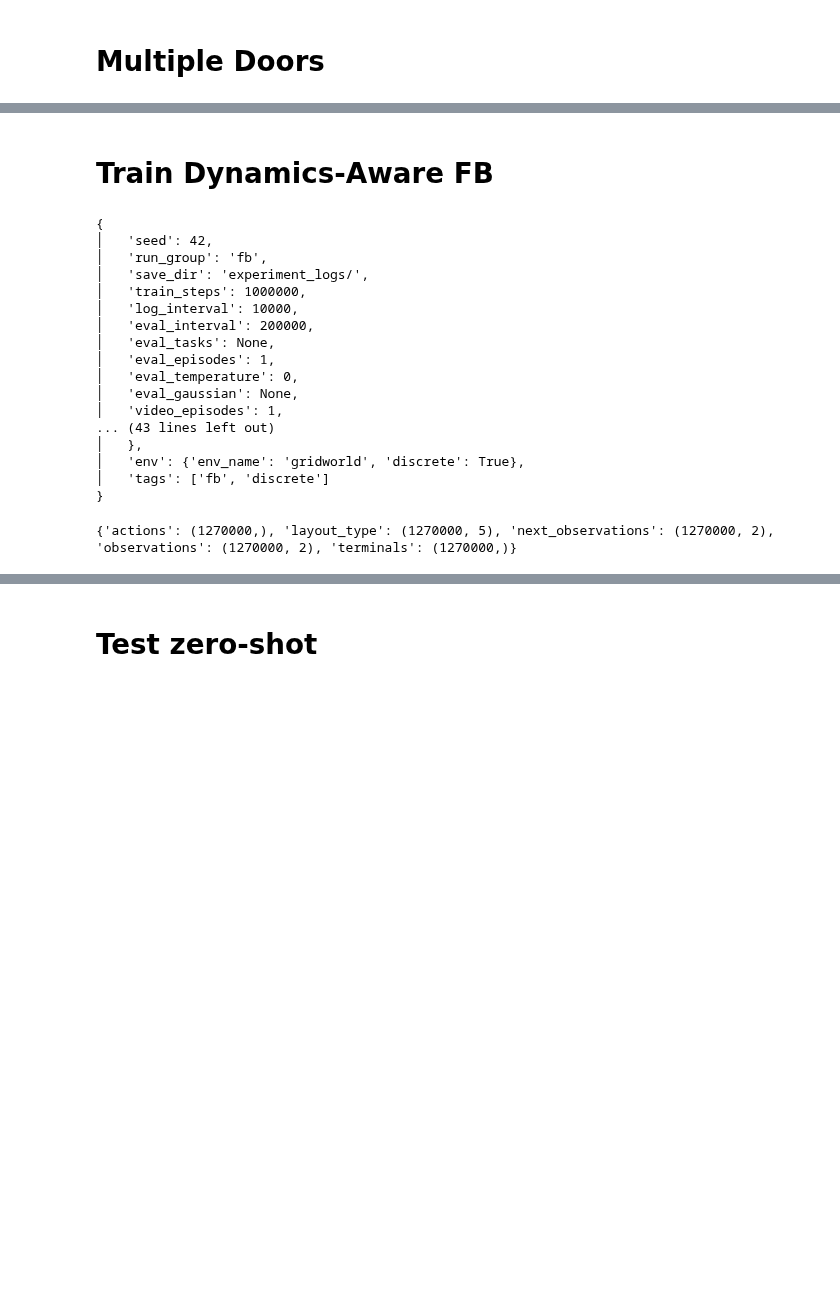
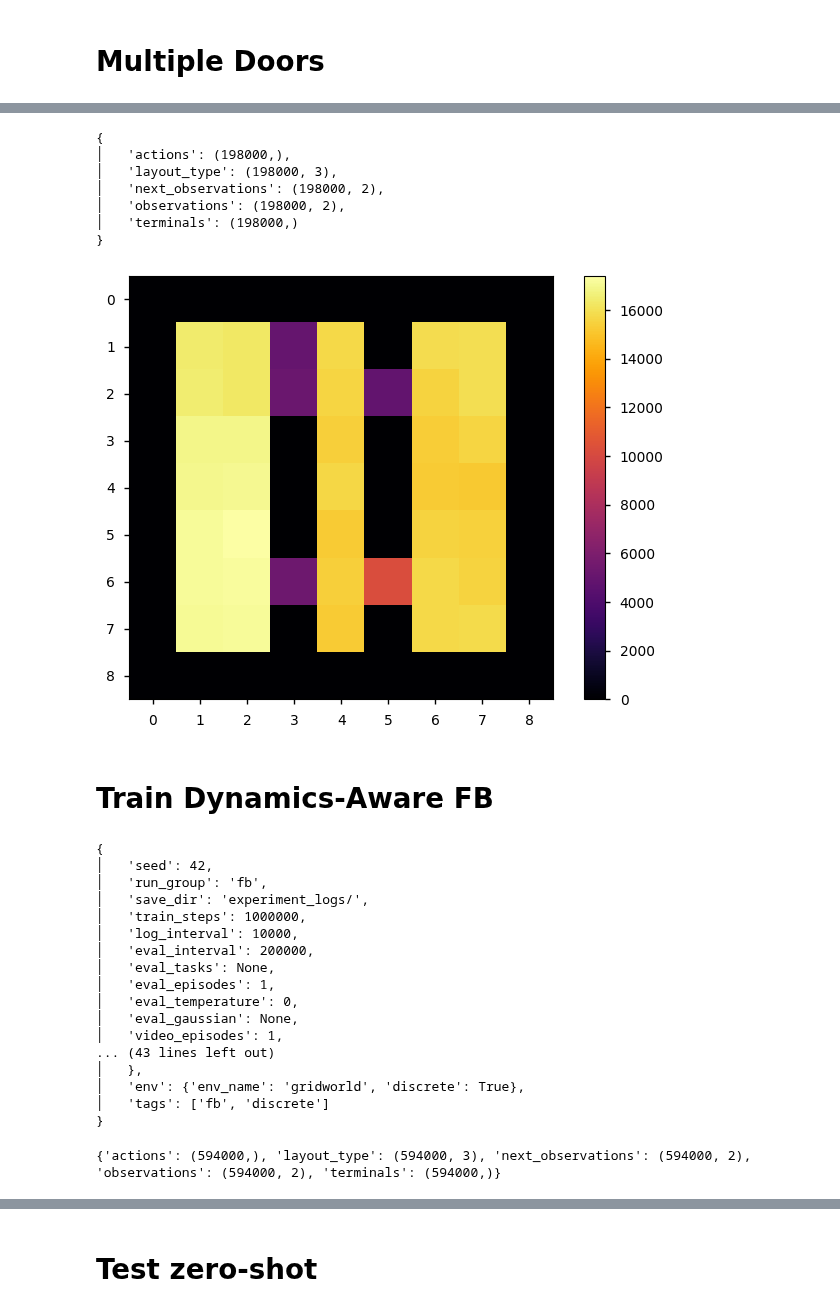
Before and after one commit to skylooop/BeliefConditionedFB, a Jupyter notebook: notebooks/in_context_fb.ipynb, the cells around one changed output, grey strips where cells are left out. Saved outputs shown, nothing was run; the diff lists cells and outputs as text; code cells hidden in the pictures; blank space fills up the shorter version.

```diff
--- a/notebooks/in_context_fb.ipynb
+++ b/notebooks/in_context_fb.ipynb
@@ -53,7 +53,7 @@ mediapy.show_images(layouts, width=256, height=256)
 from envs.minigrid.env_utils import random_exploration, q_learning
 
 train_layout_data = []
-NUM_TRAIN_LAYOUTS = 5
+NUM_TRAIN_LAYOUTS = 3
 NUM_TRAIN_STEPS = 100
 NUM_TRAIN_EPISODES = 2000
 
@@ -61,33 +61,42 @@ for i in tqdm(range(NUM_TRAIN_LAYOUTS)):
     env = DynamicsGeneralization_Doors(render_mode="rgb_array", highlight=False, max_steps=NUM_TRAIN_STEPS, agent_start_pos=None) # comment agent_start_pos for same start pos
     env._gen_grid = partial(env._gen_grid, layout_type=i)
     env = MinigridWrapper(env)
     dataset, env = random_exploration(env, num_episodes=NUM_TRAIN_EPISODES, layout_type=i, num_mdp=NUM_TRAIN_LAYOUTS)
     #dataset, env = q_learning(env, num_episodes=NUM_TRAIN_EPISODES, layout_type=i, epsilon=0.75, num_mdp=NUM_TRAIN_LAYOUTS)
     train_layout_data.append(dataset)
 
 # NUM_TRAIN_LAYOUTS = 5
 # NUM_TRAIN_STEPS = 128
 # NUM_TRAIN_EPISODES = 2000
 
 # for i in tqdm(range(NUM_TRAIN_LAYOUTS)):
 #     env = DynamicsGeneralization_Doors(render_mode="rgb_array", highlight=False, max_steps=NUM_TRAIN_STEPS, agent_start_pos=None) # comment agent_start_pos for same start pos
 #     env._gen_grid = partial(env._gen_grid, layout_type=i)
 #     env = MinigridWrapper(env)
 #     # dataset, env = random_exploration(env, num_episodes=NUM_TRAIN_EPISODES, layout_type=i, num_mdp=NUM_TRAIN_LAYOUTS)
 #     dataset, env = q_learning(env, num_episodes=NUM_TRAIN_EPISODES, layout_type=i, epsilon=0.75, num_mdp=NUM_TRAIN_LAYOUTS)
 #     train_layout_data.append(dataset)
 
 pprint(jax.tree.map(lambda x: x.shape, train_layout_data[0]))
 
 coverage_map = np.zeros(shape=(env.env.unwrapped.width, env.env.unwrapped.height))
 for layout in train_layout_data:
     for obs in layout['observations']:
         obs = obs.astype(np.int16)
         coverage_map[obs[1], obs[0]] += 1
 
 plt.imshow(coverage_map, cmap='inferno', vmin=0)
 plt.colorbar()
 plt.show()
+# %% [output]
+{
+│   'actions': (198000,),
+│   'layout_type': (198000, 3),
+│   'next_observations': (198000, 2),
+│   'observations': (198000, 2),
+│   'terminals': (198000,)
+}
+[figure, added]
 # %% [markdown]
 # Train Dynamics-Aware FB
 # %%
@@ -126,7 +135,7 @@ gc_whole_dataset = GCDataset(whole_dataset, config=fb_config['agent'])
 │   'env': {'env_name': 'gridworld', 'discrete': True},
 │   'tags': ['fb', 'discrete']
 }
-{'actions': (1270000,), 'layout_type': (1270000, 5), 'next_observations': (1270000, 2), 'observations': (1270000, 2), 'terminals': (1270000,)}
+{'actions': (594000,), 'layout_type': (594000, 3), 'next_observations': (594000, 2), 'observations': (594000, 2), 'terminals': (594000,)}
 # %%
 sys.path.append("..")
 from agents.dynamics_fb import ForwardBackwardAgent
```
Also changed, not shown: parts of 3 cells of this notebook, 11 other files.
